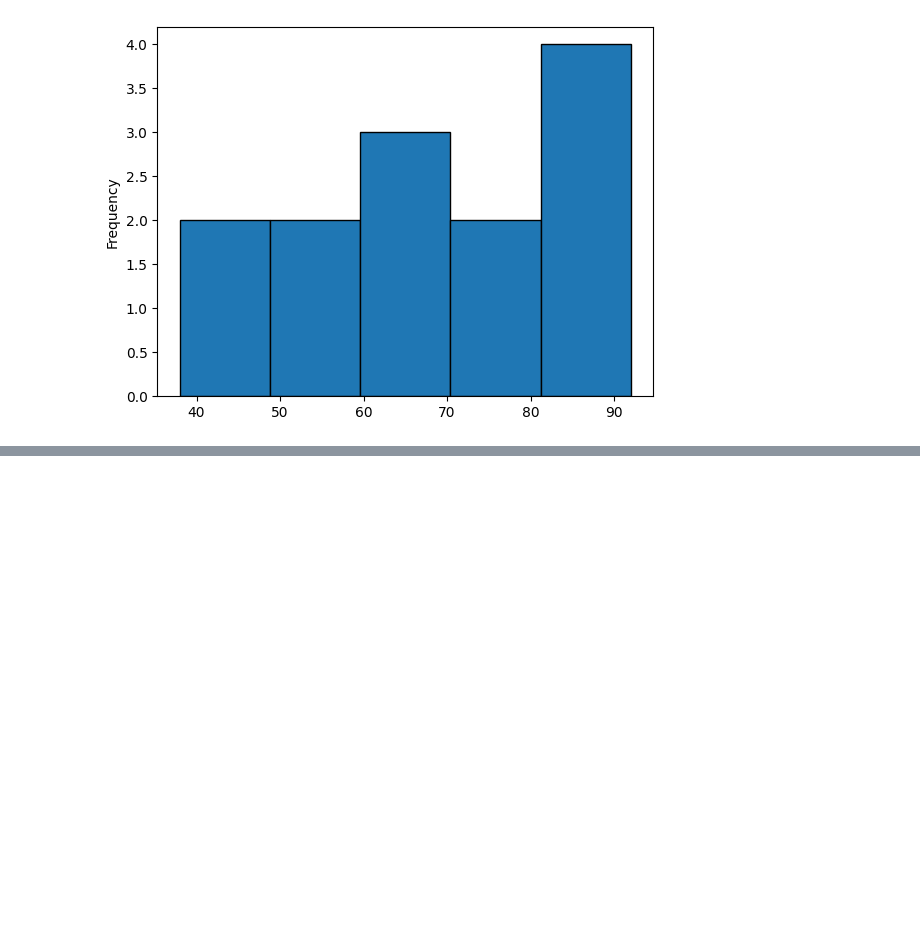
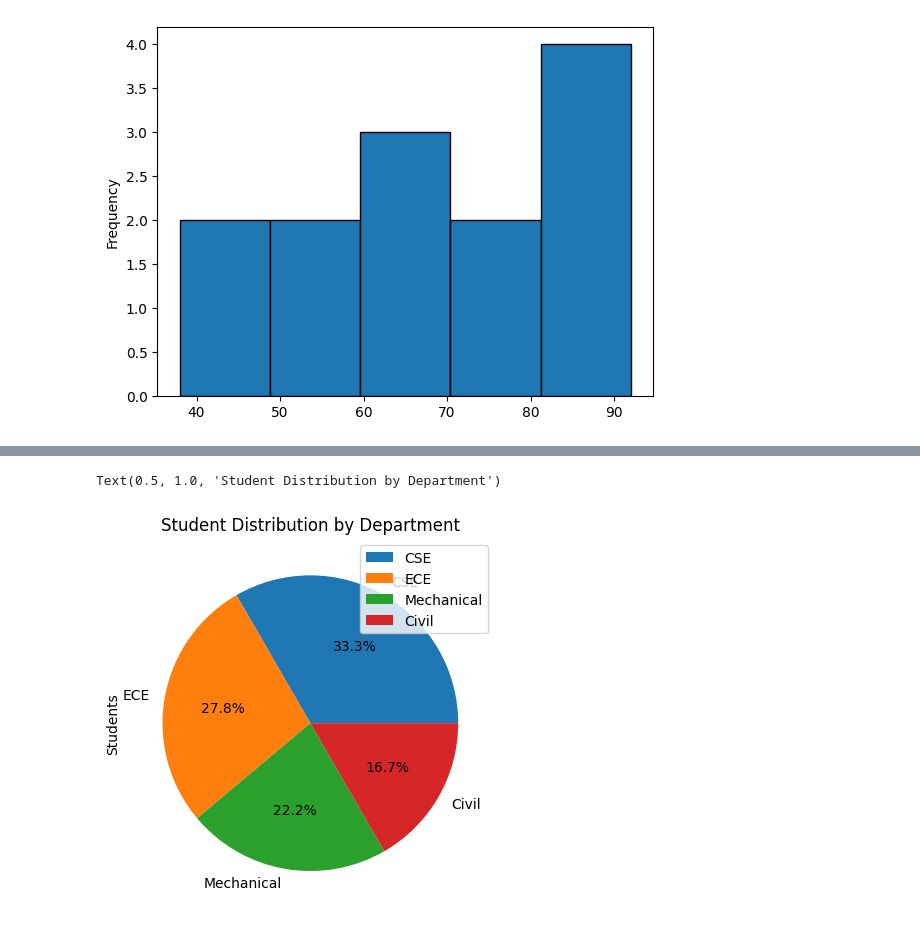
Before and after one commit to AdityaUjjawalThakur/NumPy, a Jupyter notebook: plot.ipynb, the cells around one changed output, grey strips where cells are left out. Cells and saved outputs as stored; diff of their text form; code cells hidden in the pictures; blank space fills up the shorter version.

```diff
--- a/plot.ipynb
+++ b/plot.ipynb
@@ -121,0 +138,15 @@ marks["Marks"].plot(kind="hist",bins=5,edgecolor="black")
+# %%
+#pie chart
+#it is used to compare withing same category like how much student is in cse as compared tp all students in all brach combined
+import pandas as pd
+import matplotlib.pyplot as plt
+data = {
+    "Department": ["CSE", "ECE", "Mechanical", "Civil"],
+    "Students": [120, 100, 80, 60]
+}
+df=pd.DataFrame(data)
+df.set_index("Department").plot(kind="pie",y="Students",autopct="%1.1f%%")
+plt.title("Student Distribution by Department")
+# %% [output]
+Text(0.5, 1.0, 'Student Distribution by Department')
+[figure, added]
```
Also changed, not shown: parts of 3 cells of this notebook.
